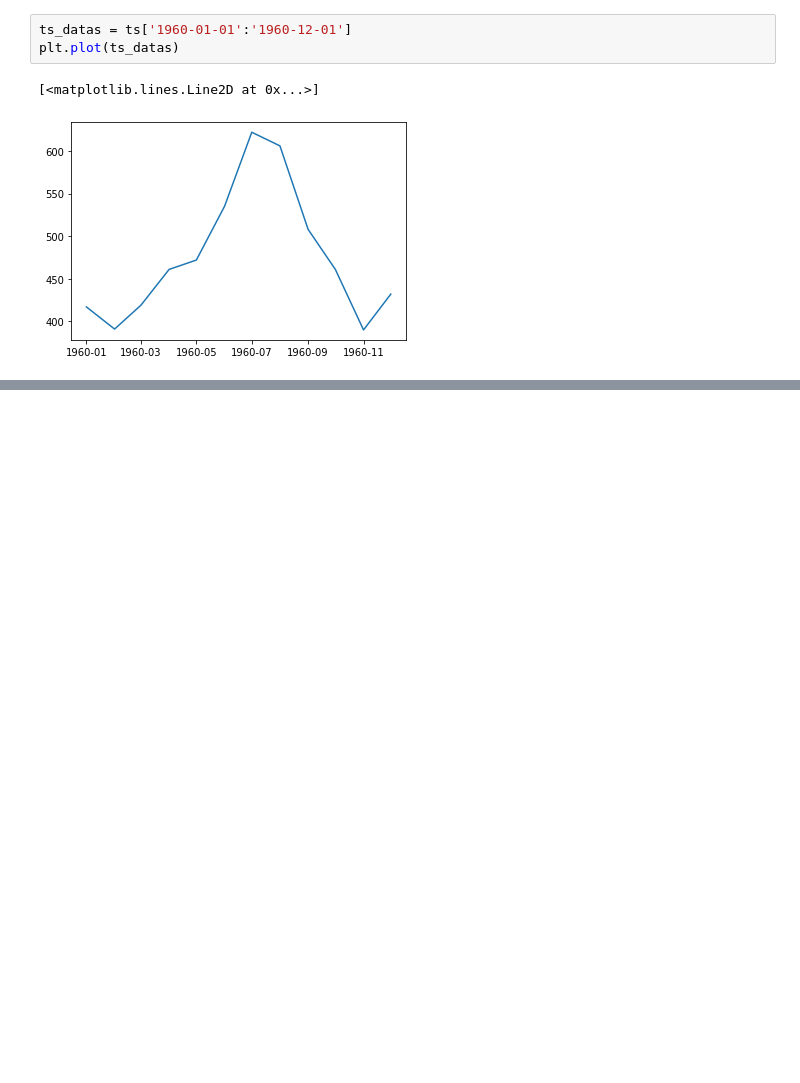
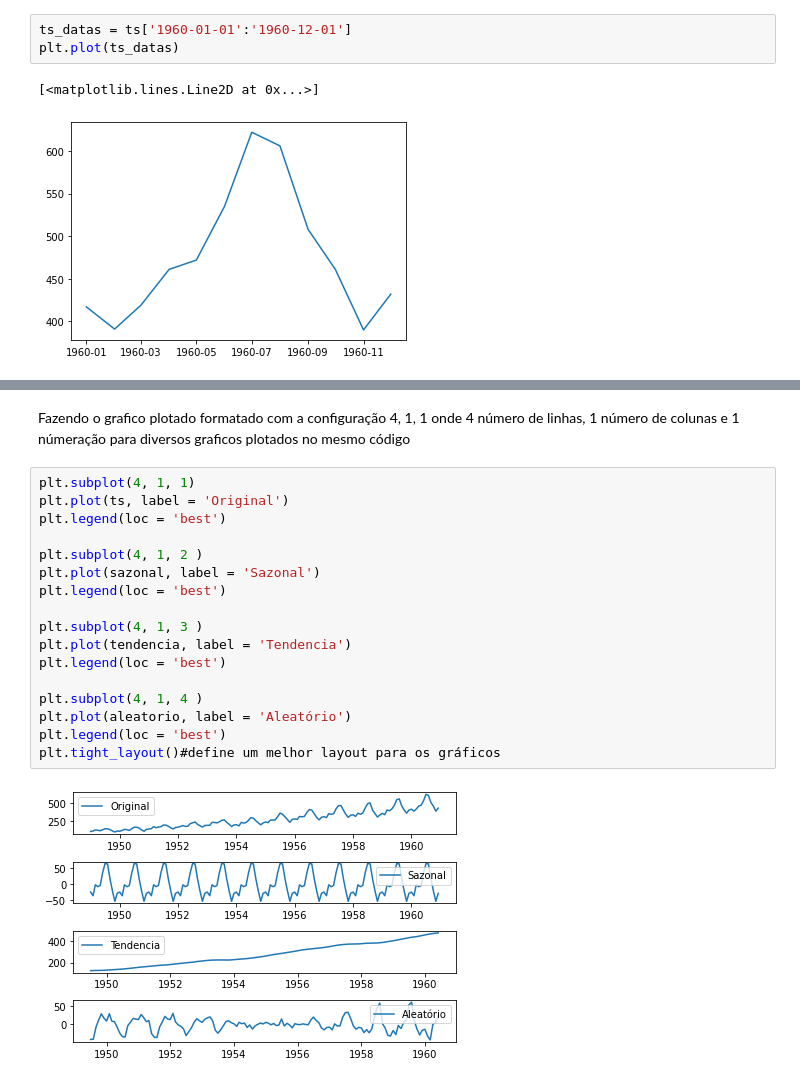
Before and after one commit to edlorencetti/Curso-Ci-ncia-de-dados, a Jupyter notebook: Exercicios_Ciencia_de_dados.ipynb, the cells around one changed output, grey strips where cells are left out. Drawn from its saved outputs; the diff is of its cells as text; blank space fills up the shorter version.

```diff
--- a/Exercicios_Ciencia_de_dados.ipynb
+++ b/Exercicios_Ciencia_de_dados.ipynb
@@ -324,0 +379,21 @@ plt.plot(ts_datas)
+# %% [markdown]
+Fazendo o grafico plotado formatado com a configuração 4, 1, 1 onde 4 número de linhas, 1 número de colunas e 1 númeração para diversos graficos plotados no mesmo código
+# %%
+plt.subplot(4, 1, 1)
+plt.plot(ts, label = 'Original')
+plt.legend(loc = 'best')
+
+plt.subplot(4, 1, 2 )
+plt.plot(sazonal, label = 'Sazonal')
+plt.legend(loc = 'best')
+
+plt.subplot(4, 1, 3 )
+plt.plot(tendencia, label = 'Tendencia')
+plt.legend(loc = 'best')
+
+plt.subplot(4, 1, 4 )
+plt.plot(aleatorio, label = 'Aleatório')
+plt.legend(loc = 'best')
+plt.tight_layout()#define um melhor layout para os gráficos
+# %% [output]
+[figure, added]
```
Also changed, not shown: parts of 16 cells of this notebook.
